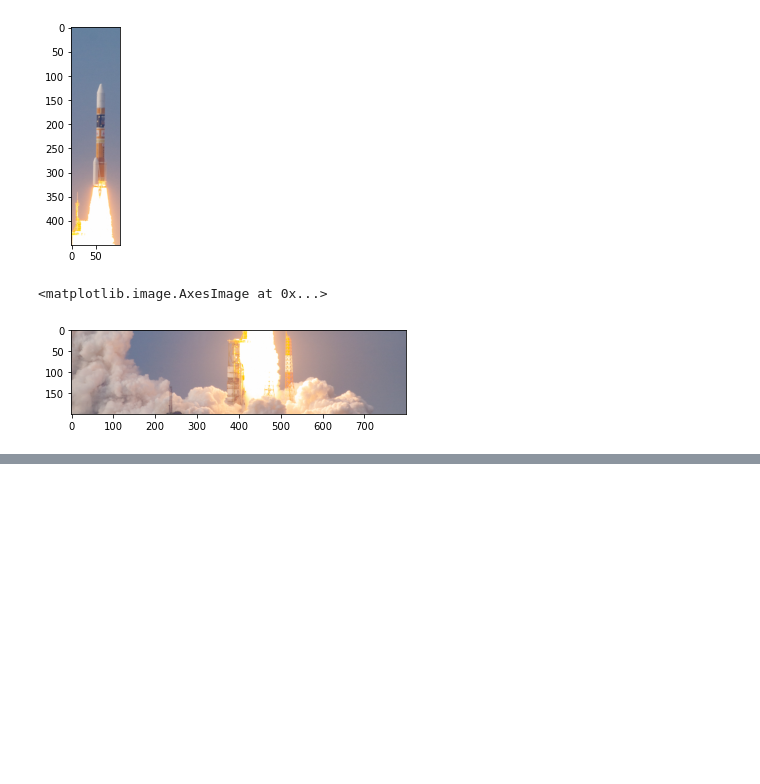
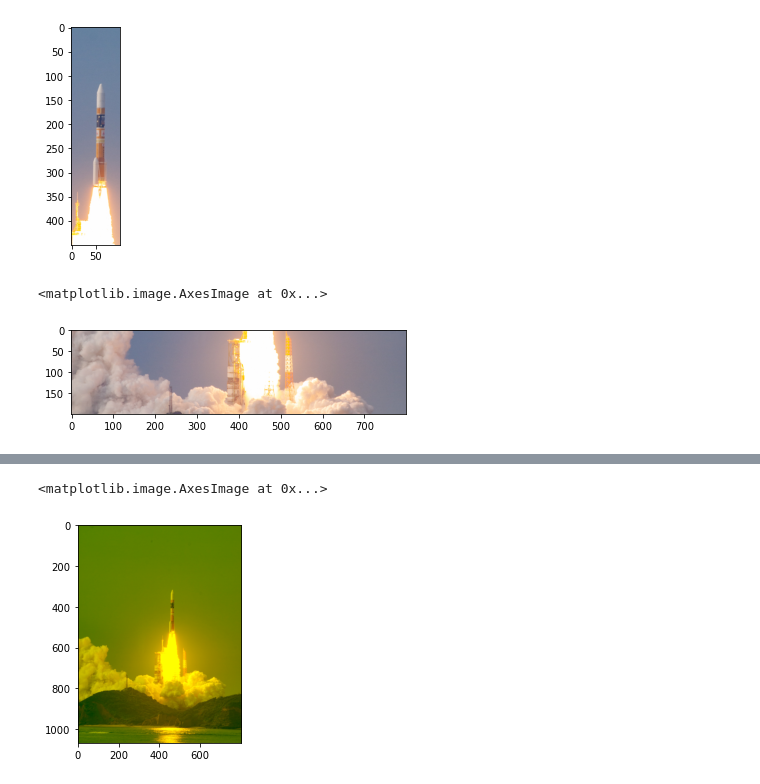
Before and after one commit to ryo97321/python-workspace, a Jupyter notebook: start_python_with_tellus/Images.ipynb, the cells around one changed output, grey strips where cells are left out. Cells and saved outputs as stored; diff of their text form; code cells hidden in the pictures; blank space fills up the shorter version.

```diff
--- a/start_python_with_tellus/Images.ipynb
+++ b/start_python_with_tellus/Images.ipynb
@@ -59,0 +82,9 @@ rocket_crop_list[0].save("rocket_anim.gif",
+# %%
+# 青だけ抜いた（赤と緑のみの）画像に加工
+rocket_rg = np.zeros((rocket_org.height, rocket_org.width, 3), dtype=np.uint8)
+rocket_rg[:, :, 0] = rocket_org_array[:, :, 0]
+rocket_rg[:, :, 1] = rocket_org_array[:, :, 1]
+plt.imshow(rocket_rg)
+# %% [output]
+<matplotlib.image.AxesImage at 0x...>
+[figure, added]
```
Also changed, not shown: parts of 8 cells of this notebook, 2 other files.
